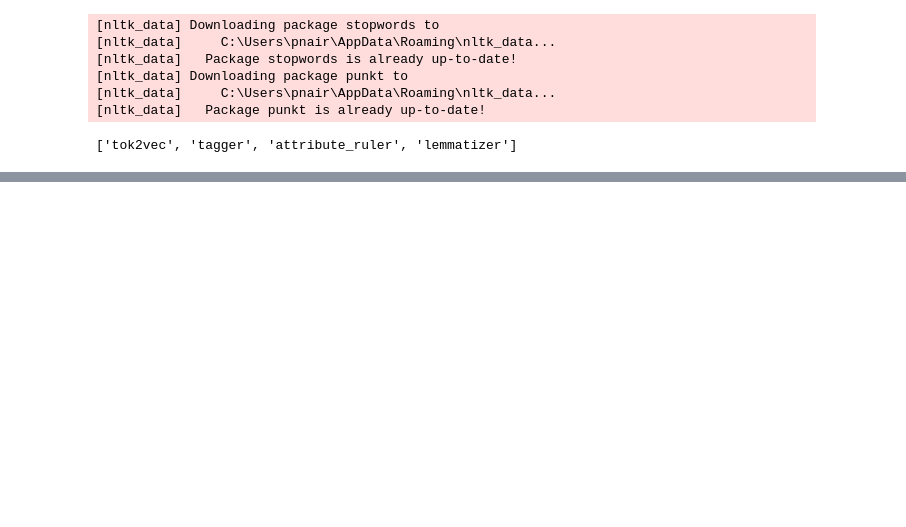
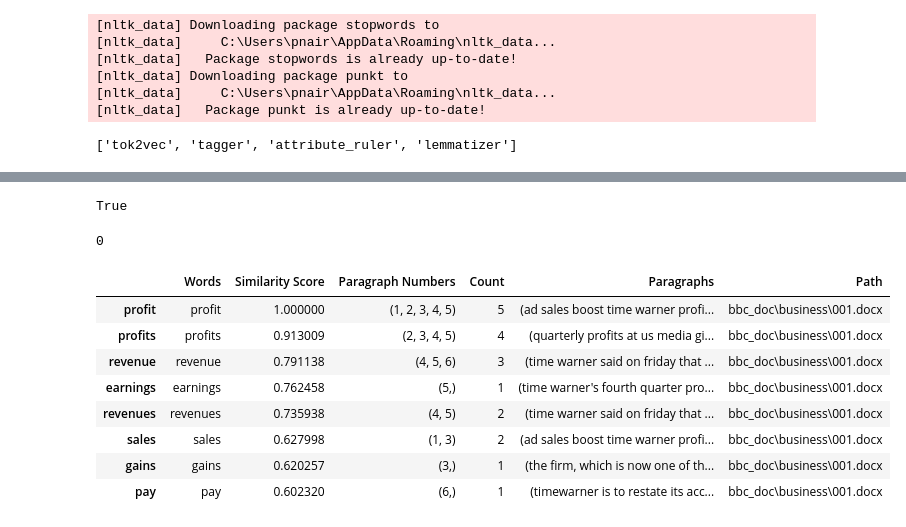
Before and after one commit to nairp2/word_context_app, a Jupyter notebook: similarity score_pn.ipynb, the cells around one changed output, grey strips where cells are left out. Cells and saved outputs as stored; diff of their text form; code cells hidden in the pictures; blank space fills up the shorter version.

```diff
--- a/similarity score_pn.ipynb
+++ b/similarity score_pn.ipynb
@@ -206,6 +205,27 @@ def sim_word(path,query,score):
    # print('\n')
 
 #FI & PN
+# %%
+all_path[0] == 'bbc_doc\\business\\001.docx'
+# %% [output]
+True
+# %%
+all_path.index('bbc_doc\\business\\001.docx')
+# %% [output]
+0
+# %%
+output = sim_word(all_path[0],"profit",0.6)
+output
+# %% [output]
+|  | Words | Similarity Score | Paragraph Numbers | Count | Paragraphs | Path |
+| profit | profit | 1.000000 | (1, 2, 3, 4, 5) | 5 | (ad sales boost time warner profi... | bbc_doc\business\001.docx |
+| profits | profits | 0.913009 | (2, 3, 4, 5) | 4 | (quarterly profits at us media gi... | bbc_doc\business\001.docx |
+| revenue | revenue | 0.791138 | (4, 5, 6) | 3 | (time warner said on friday that ... | bbc_doc\business\001.docx |
+| earnings | earnings | 0.762458 | (5,) | 1 | (time warner's fourth quarter pro... | bbc_doc\business\001.docx |
+| revenues | revenues | 0.735938 | (4, 5) | 2 | (time warner said on friday that ... | bbc_doc\business\001.docx |
+| sales | sales | 0.627998 | (1, 3) | 2 | (ad sales boost time warner profi... | bbc_doc\business\001.docx |
+| gains | gains | 0.620257 | (3,) | 1 | (the firm, which is now one of th... | bbc_doc\business\001.docx |
+| pay | pay | 0.602320 | (6,) | 1 | (timewarner is to restate its acc... | bbc_doc\business\001.docx |
 # %%
 word_df = []
 final_df = []
```
Also changed, not shown: parts of 6 cells of this notebook, 8 other files.
